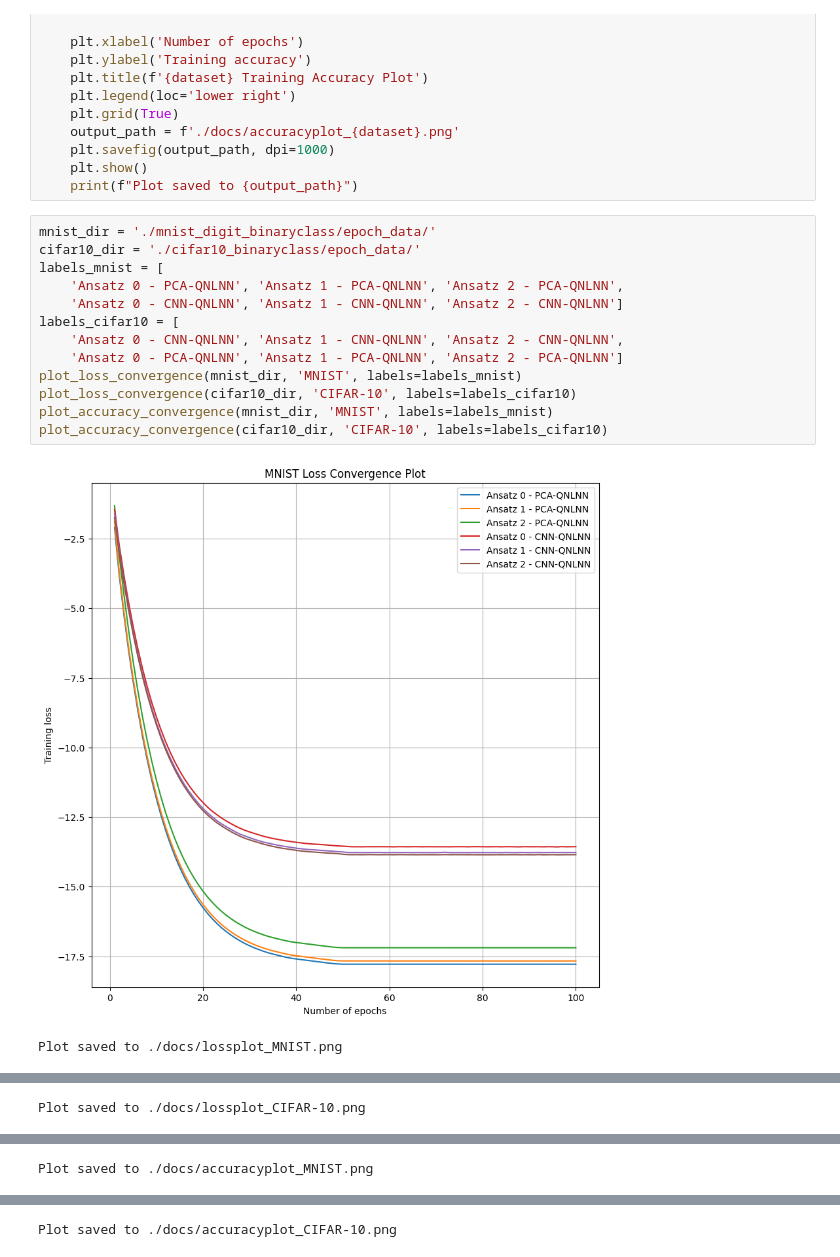
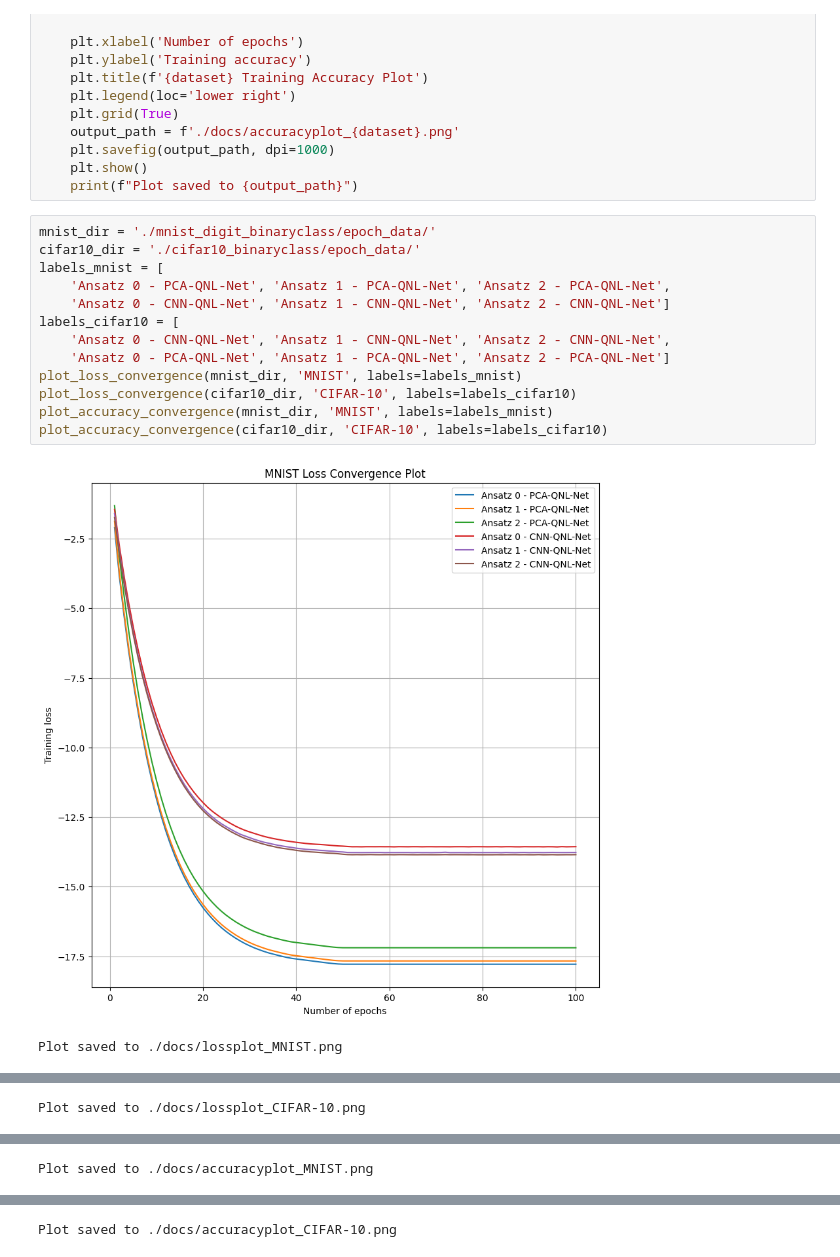
Before and after one commit to sparshgup/QNL-Net, a Jupyter notebook: plots.ipynb, the cells around one changed output, grey strips where cells are left out. Cells and saved outputs as stored; diff of their text form.

```diff
--- a/plots.ipynb
+++ b/plots.ipynb
@@ -77,16 +77,16 @@ def plot_accuracy_convergence(directory, dataset, labels):
 # %%
 mnist_dir = './mnist_digit_binaryclass/epoch_data/'
 cifar10_dir = './cifar10_binaryclass/epoch_data/'
 labels_mnist = [
-    'Ansatz 0 - PCA-QNLNN', 'Ansatz 1 - PCA-QNLNN', 'Ansatz 2 - PCA-QNLNN',
-    'Ansatz 0 - CNN-QNLNN', 'Ansatz 1 - CNN-QNLNN', 'Ansatz 2 - CNN-QNLNN']
+    'Ansatz 0 - PCA-QNL-Net', 'Ansatz 1 - PCA-QNL-Net', 'Ansatz 2 - PCA-QNL-Net',
+    'Ansatz 0 - CNN-QNL-Net', 'Ansatz 1 - CNN-QNL-Net', 'Ansatz 2 - CNN-QNL-Net']
 labels_cifar10 = [
-    'Ansatz 0 - CNN-QNLNN', 'Ansatz 1 - CNN-QNLNN', 'Ansatz 2 - CNN-QNLNN',
-    'Ansatz 0 - PCA-QNLNN', 'Ansatz 1 - PCA-QNLNN', 'Ansatz 2 - PCA-QNLNN']
+    'Ansatz 0 - CNN-QNL-Net', 'Ansatz 1 - CNN-QNL-Net', 'Ansatz 2 - CNN-QNL-Net',
+    'Ansatz 0 - PCA-QNL-Net', 'Ansatz 1 - PCA-QNL-Net', 'Ansatz 2 - PCA-QNL-Net']
 plot_loss_convergence(mnist_dir, 'MNIST', labels=labels_mnist)
 plot_loss_convergence(cifar10_dir, 'CIFAR-10', labels=labels_cifar10)
 plot_accuracy_convergence(mnist_dir, 'MNIST', labels=labels_mnist)
 plot_accuracy_convergence(cifar10_dir, 'CIFAR-10', labels=labels_cifar10)
 # %% [output]
-[figure, old version]
+[figure, new version]
 Plot saved to ./docs/lossplot_MNIST.png
```
Also changed, not shown: parts of 1 cell of this notebook, 27 other files.
